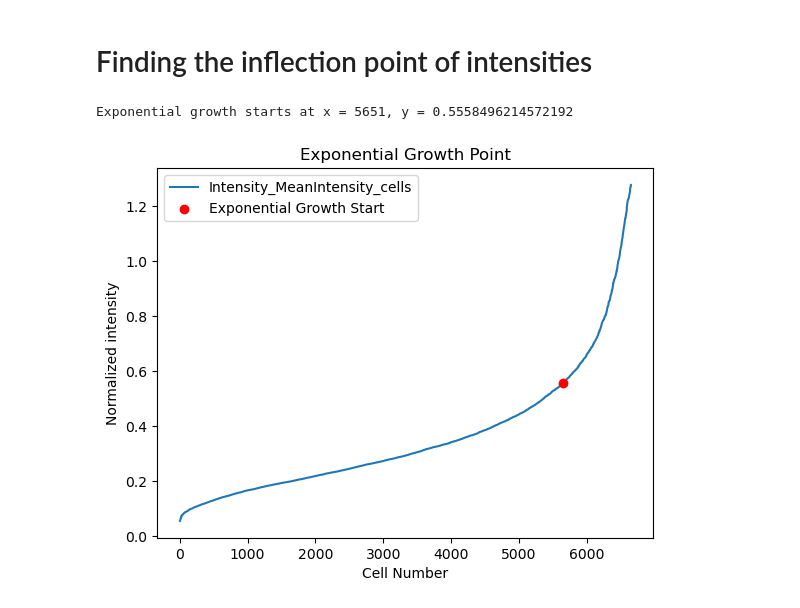
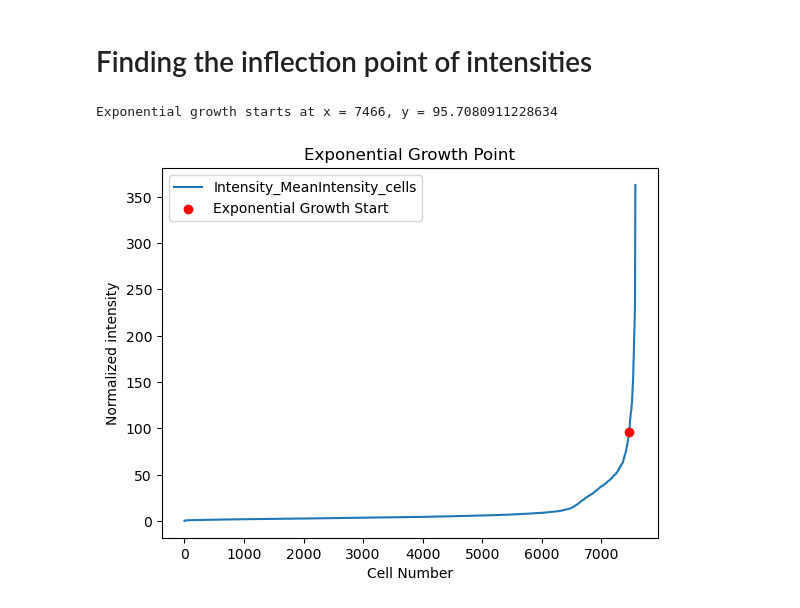
Before and after one commit to GhoshLabEng/Pegah_ML_Stemness_Predictor_Project, a Jupyter notebook: find_inflection_point.ipynb, the cells around one changed output. Drawn from its saved outputs; the diff is of its cells as text; code cells hidden in the pictures.

```diff
--- a/find_inflection_point.ipynb
+++ b/find_inflection_point.ipynb
@@ -6,41 +6,41 @@ import pandas as pd
 import matplotlib.pyplot as plt
 
 # Load your data from the Excel file
-data = pd.read_excel('/Users/pegaheizad/Desktop/Ghosh_lab/data_files_2/normalized_intensities.xlsx')
+data = pd.read_excel('/Users/pegaheizad/Desktop/Ghosh_lab/normalized_intensities.xlsx')
 
 # Extract x (cell_num) and y (Intensity_MeanIntensity_cells) values
 x = data['Cell_num'].values
-y = data['Mean_intensity_normalized'].values
+y = data['mean_intensity_normalized'].values
 
 # Calculate the first derivative (slope)
 dy = np.gradient(y, x)
 
 # Calculate the second derivative (rate of change of the slope)
 ddy = np.gradient(dy, x)
 
 # Set the threshold for the second derivative to detect exponential growth
 threshold = np.mean(ddy) + 2 * np.std(ddy)
 
 # Filter the data to only include points after x = 2000
 valid_indices = np.where(x > 2000)
 
 # Apply the threshold condition on the filtered second derivative data
 exponential_growth_index = valid_indices[0][np.where(ddy[valid_indices] > threshold)[0][0]]
 
 # Output the point of exponential growth
 print(f"Exponential growth starts at x = {x[exponential_growth_index]}, y = {y[exponential_growth_index]}")
 
 # Plot the original data and mark the point of exponential growth
 plt.plot(x, y, label='Intensity_MeanIntensity_cells')
 plt.scatter(x[exponential_growth_index], y[exponential_growth_index], color='red', label='Exponential Growth Start', zorder=5)
 plt.xlabel('Cell Number')
 plt.ylabel('Normalized intensity')
 plt.title('Exponential Growth Point')
 plt.legend()
 plt.show()
 # %% [output]
-Exponential growth starts at x = 5651, y = 0.5558496214572192
+Exponential growth starts at x = 7466, y = 95.7080911228634
-[figure, old version]
+[figure, new version]
 # %%
 import numpy as np
 import pandas as pd
```
Also changed, not shown: parts of 1 cell of this notebook, 7 other files.
